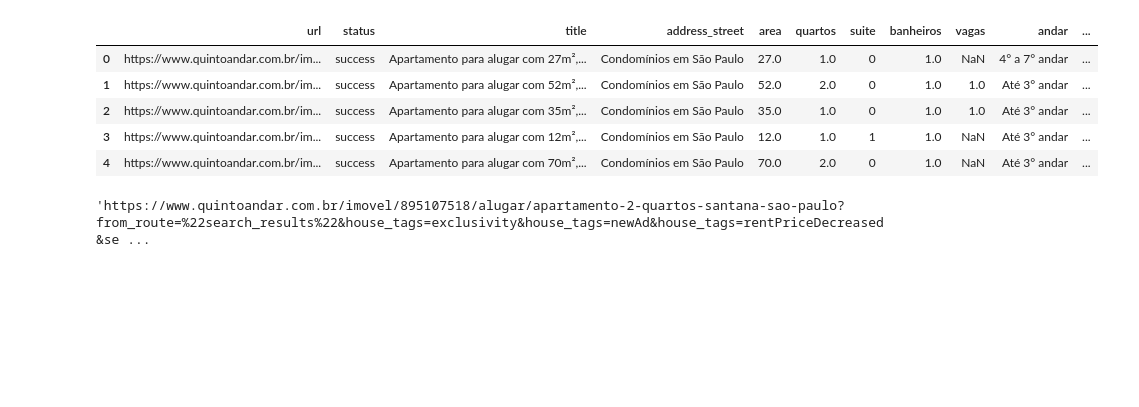
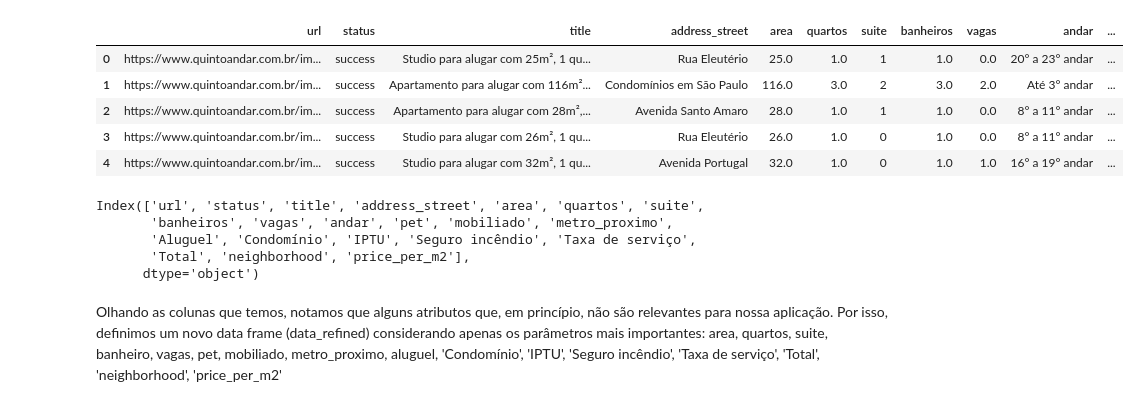
Before and after one commit to devienne/Tech-Challenge-QuintoAndar, a Jupyter notebook: 1_initial_data_analysis.ipynb, the cells around one changed output. Cells and saved outputs as stored; diff of their text form; code cells hidden in the pictures; blank space fills up the shorter version.

```diff
--- a/1_initial_data_analysis.ipynb
+++ b/1_initial_data_analysis.ipynb
@@ -3,2 +0,0 @@ import pandas as pd
-# %%
-df = pd.read_csv(r'D:\Tech-Challenge-QuintoAndar\database\data\quintoandar_santana_20250919.csv')
@@ -4,0 +61,25 @@ df = pd.read_csv(r'D:\Tech-Challenge-QuintoAndar\database\data\quintoandar_santa
+# %%
+# 1. Replace NaN with 0
+data = data.fillna(0)
+
+# 2. Convert 'sim' / 'não' to 1 / 0 in specific columns
+bool_cols = ["pet", "mobiliado", "metro_proximo"]
+
+for col in bool_cols:
+    data[col] = data[col].astype(str).str.strip().str.lower()
+    data[col] = data[col].replace({"sim": 1, "não": 0, "nao": 0})
+    data[col] = data[col].astype(int)
+
+# 3. Clean price columns (remove "R$" and convert to float)
+price_cols = ["Aluguel", "Condomínio", "Seguro incêndio", "Total", "IPTU", "Taxa de serviço"]
+
+for col in price_cols:
+    data[col] = (
+        data[col]
+        .astype(str)
+        .str.replace("R$", "", regex=False)
+        .str.replace(".", "", regex=False)
+        .str.replace(",", ".", regex=False)
+        .str.strip()
+    )
+    data[col] = pd.to_numeric(data[col], errors="coerce").fillna(0)
@@ -5,13 +100,19 @@ df = pd.read_csv(r'D:\Tech-Challenge-QuintoAndar\database\data\quintoandar_santa
 # %%
-df.head()
+data.head()
 # %% [output]
 |  | url | status | title | address_street | area | quartos | suite | banheiros | vagas | andar | ... |
-| 0 | https://www.quintoandar.com.br/im... | success | Apartamento para alugar com 27m²,... | Condomínios em São Paulo | 27.0 | 1.0 | 0 | 1.0 | NaN | 4° a 7° andar | ... |
-| 1 | https://www.quintoandar.com.br/im... | success | Apartamento para alugar com 52m²,... | Condomínios em São Paulo | 52.0 | 2.0 | 0 | 1.0 | 1.0 | Até 3° andar | ... |
-| 2 | https://www.quintoandar.com.br/im... | success | Apartamento para alugar com 35m²,... | Condomínios em São Paulo | 35.0 | 1.0 | 0 | 1.0 | 1.0 | Até 3° andar | ... |
-| 3 | https://www.quintoandar.com.br/im... | success | Apartamento para alugar com 12m²,... | Condomínios em São Paulo | 12.0 | 1.0 | 1 | 1.0 | NaN | Até 3° andar | ... |
-| 4 | https://www.quintoandar.com.br/im... | success | Apartamento para alugar com 70m²,... | Condomínios em São Paulo | 70.0 | 2.0 | 0 | 1.0 | NaN | Até 3° andar | ... |
+| 0 | https://www.quintoandar.com.br/im... | success | Studio para alugar com 25m², 1 qu... | Rua Eleutério | 25.0 | 1.0 | 1 | 1.0 | 0.0 | 20° a 23° andar | ... |
+| 1 | https://www.quintoandar.com.br/im... | success | Apartamento para alugar com 116m²... | Condomínios em São Paulo | 116.0 | 3.0 | 2 | 3.0 | 2.0 | Até 3° andar | ... |
+| 2 | https://www.quintoandar.com.br/im... | success | Apartamento para alugar com 28m²,... | Avenida Santo Amaro | 28.0 | 1.0 | 1 | 1.0 | 0.0 | 8° a 11° andar | ... |
+| 3 | https://www.quintoandar.com.br/im... | success | Studio para alugar com 26m², 1 qu... | Rua Eleutério | 26.0 | 1.0 | 0 | 1.0 | 0.0 | 8° a 11° andar | ... |
+| 4 | https://www.quintoandar.com.br/im... | success | Studio para alugar com 32m², 1 qu... | Avenida Portugal | 32.0 | 1.0 | 0 | 1.0 | 1.0 | 16° a 19° andar | ... |
-# %%
-df['url'].iloc[1]
-# %% [output]
-'https://www.quintoandar.com.br/imovel/895107518/alugar/apartamento-2-quartos-santana-sao-paulo?from_route=%22search_results%22&house_tags=exclusivity&house_tags=newAd&house_tags=rentPriceDecreased&se ...
+# %%
+data.columns
+# %% [output]
+Index(['url', 'status', 'title', 'address_street', 'area', 'quartos', 'suite',
+       'banheiros', 'vagas', 'andar', 'pet', 'mobiliado', 'metro_proximo',
+       'Aluguel', 'Condomínio', 'IPTU', 'Seguro incêndio', 'Taxa de serviço',
+       'Total', 'neighborhood', 'price_per_m2'],
+      dtype='object')
+# %% [markdown]
+Olhando as colunas que temos, notamos que alguns atributos que, em princípio, não são relevantes para nossa aplicação. Por isso, definimos um novo data frame (data_refined) considerando apenas os parâmetros mais importantes: area, quartos, suite, banheiro, vagas, pet, mobiliado, metro_proximo, aluguel, 'Condomínio', 'IPTU', 'Seguro incêndio', 'Taxa de serviço', 'Total', 'neighborhood', 'price_per_m2'
```
Also changed, not shown: parts of 31 cells of this notebook.
